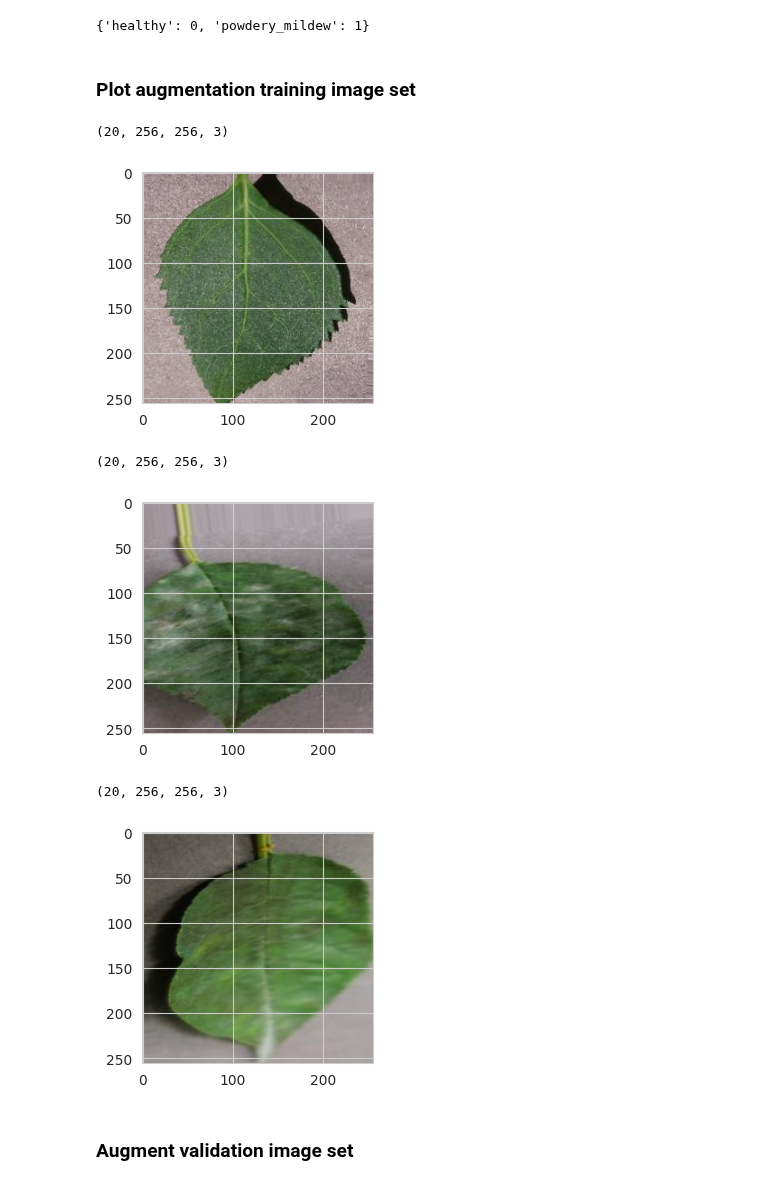
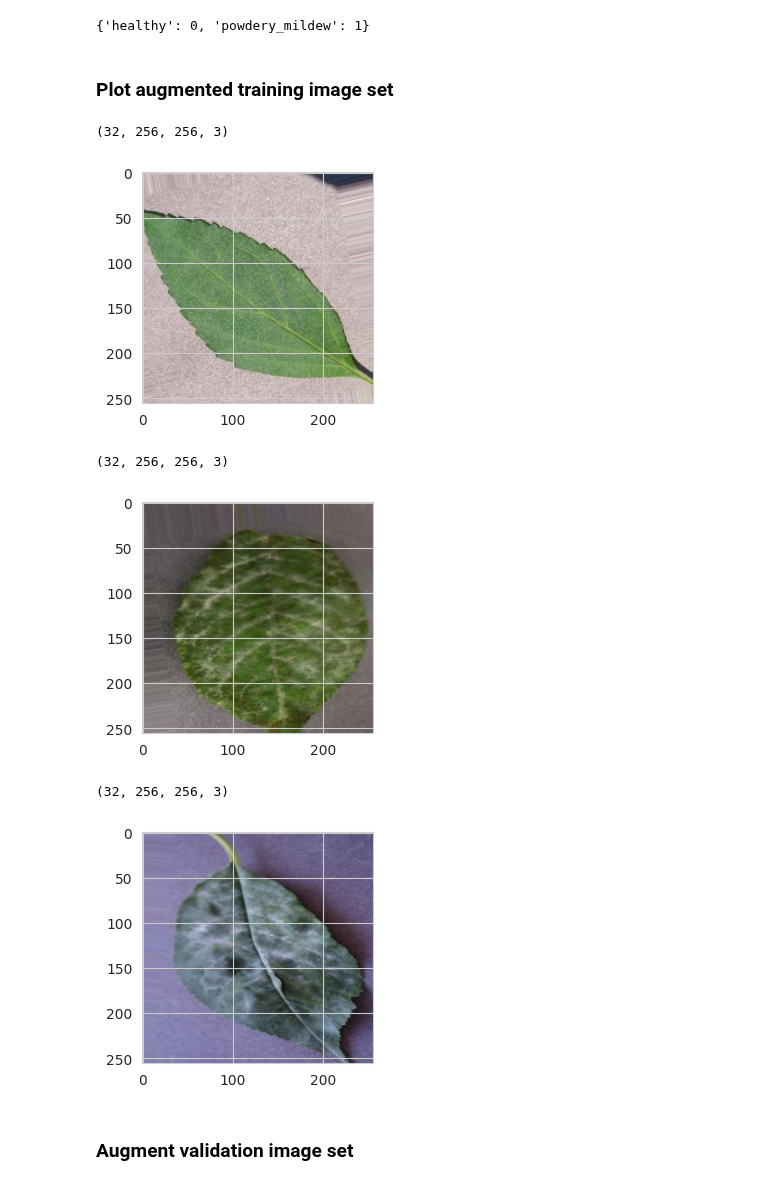
Before and after one commit to cla-cif/Cherry-Powdery-Mildew-Detector, a Jupyter notebook: jupyter_notebooks/ModellingEvaluating.ipynb, the cells around one changed output. Cells and saved outputs as stored; diff of their text form; code cells hidden in the pictures.

```diff
--- a/jupyter_notebooks/ModellingEvaluating.ipynb
+++ b/jupyter_notebooks/ModellingEvaluating.ipynb
@@ -153,7 +163,7 @@ augmented_image_data = ImageDataGenerator(rotation_range=20,
 # %% [markdown]
 ### Augment training image set
 # %%
-batch_size = 20
+batch_size = 32
 train_set = augmented_image_data.flow_from_directory(train_path,
                                                      target_size=image_shape[:2],
                                                      color_mode='rgb',
@@ -167,21 +177,22 @@ train_set.class_indices
 Found 2944 images belonging to 2 classes.
 {'healthy': 0, 'powdery_mildew': 1}
 # %% [markdown]
-### Plot augmentation training image set
+### Plot augmented training image set
 # %%
+%matplotlib inline
 for _ in range(3):
-    plt.figure(figsize=(3, 3))
+    plt.figure(figsize=(2, 2))
     img, label = train_set.next()
     print(img.shape)
     plt.imshow(img[0])
     plt.show()
 # %% [output]
-(20, 256, 256, 3)
+(32, 256, 256, 3)
-[figure, old version]
+[figure, new version]
-(20, 256, 256, 3)
+(32, 256, 256, 3)
-[figure, old version]
+[figure, new version]
-(20, 256, 256, 3)
+(32, 256, 256, 3)
-[figure, old version]
+[figure, new version]
 # %% [markdown]
 ### Augment validation image set
 # %%
```
Also changed, not shown: parts of 31 cells of this notebook, 21 other files.
